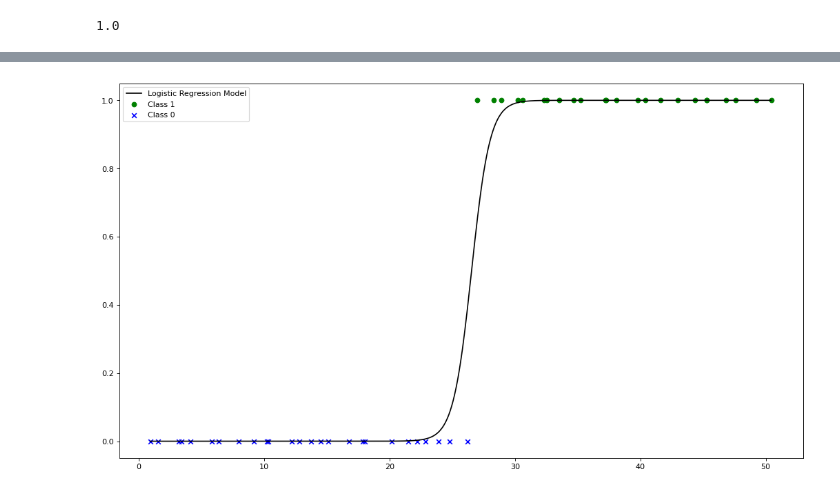
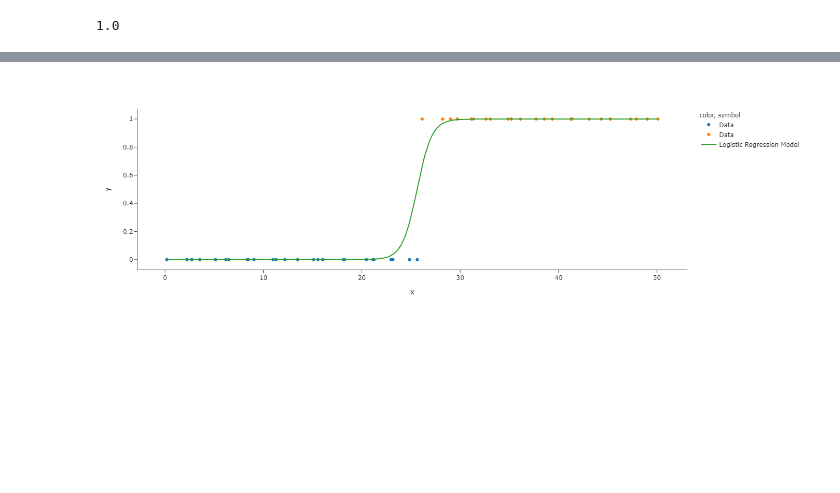
Before and after one commit to Hawzen/Experiments, a Jupyter notebook: Polynomial + Logisitic Regression/Logistic Regression Presentation.ipynb, the cells around one changed output, grey strips where cells are left out. Cells and saved outputs as stored; diff of their text form; code cells hidden in the pictures; blank space fills up the shorter version.

```diff
--- a/Polynomial + Logisitic Regression/Logistic Regression Presentation.ipynb
+++ b/Polynomial + Logisitic Regression/Logistic Regression Presentation.ipynb
@@ -142,22 +154,29 @@ h(0, w, b)
+# %%
+# Plotly
+indices = arange(min(X), max(X), 0.1)
+px.scatter(x=X, y=Y.astype(int), symbol=Y, color=Y).update_traces(name="Data").add_traces(
+    go.Scatter(name="Logistic Regression Model", x=indices, y=h(indices, w, b))
+)
+# %% [output]
+[figure, added]
 # %%
-fig, ax = plt.subplots(1, figsize=(16, 9), dpi=80)
-plt.style.use('seaborn-pastel')
+# Matplotlib
+# fig, ax = plt.subplots(1, figsize=(16, 9), dpi=80)
+# plt.style.use('seaborn-pastel')
 
-# Model
-indices = arange(min(X), max(X), 0.1)
-ax.plot(indices, h(indices, w, b), label="Logistic Regression Model", color='black')
+# # Model
+# indices = arange(min(X), max(X), 0.1)
+# ax.plot(indices, h(indices, w, b), label="Logistic Regression Model", color='black')
 
-# Sample
-ax.scatter(X[Y == 1], Y[Y == 1], label="Class 1", color='green', marker='o')
-ax.scatter(X[Y == 0], Y[Y == 0], label="Class 0", color='blue', marker='x')
+# # Sample
+# ax.scatter(X[Y == 1], Y[Y == 1], label="Class 1", color='green', marker='o')
+# ax.scatter(X[Y == 0], Y[Y == 0], label="Class 0", color='blue', marker='x')
 
-# Misc
-# ax.axhline(0.5, label=f"Threshold at 0.5", color='red')
-# plt.plot([], [], ' ', label=f"Maximum likelihood: {maximum_likelihood(X, Y, h, w, b)}")
-# plt.plot([], [], ' ', label=f"Log-likelihood: {log_likelihood(X, Y, h, w, b)}")
+# # Misc
+# # ax.axhline(0.5, label=f"Threshold at 0.5", color='red')
+# # plt.plot([], [], ' ', label=f"Maximum likelihood: {maximum_likelihood(X, Y, h, w, b)}")
+# # plt.plot([], [], ' ', label=f"Log-likelihood: {log_likelihood(X, Y, h, w, b)}")
 
 
-ax.legend()
-plt.show()
+# ax.legend()
+# plt.show()
-# %% [output]
-[figure, removed]
```
Also changed, not shown: parts of 5 cells of this notebook, 1 other file.
